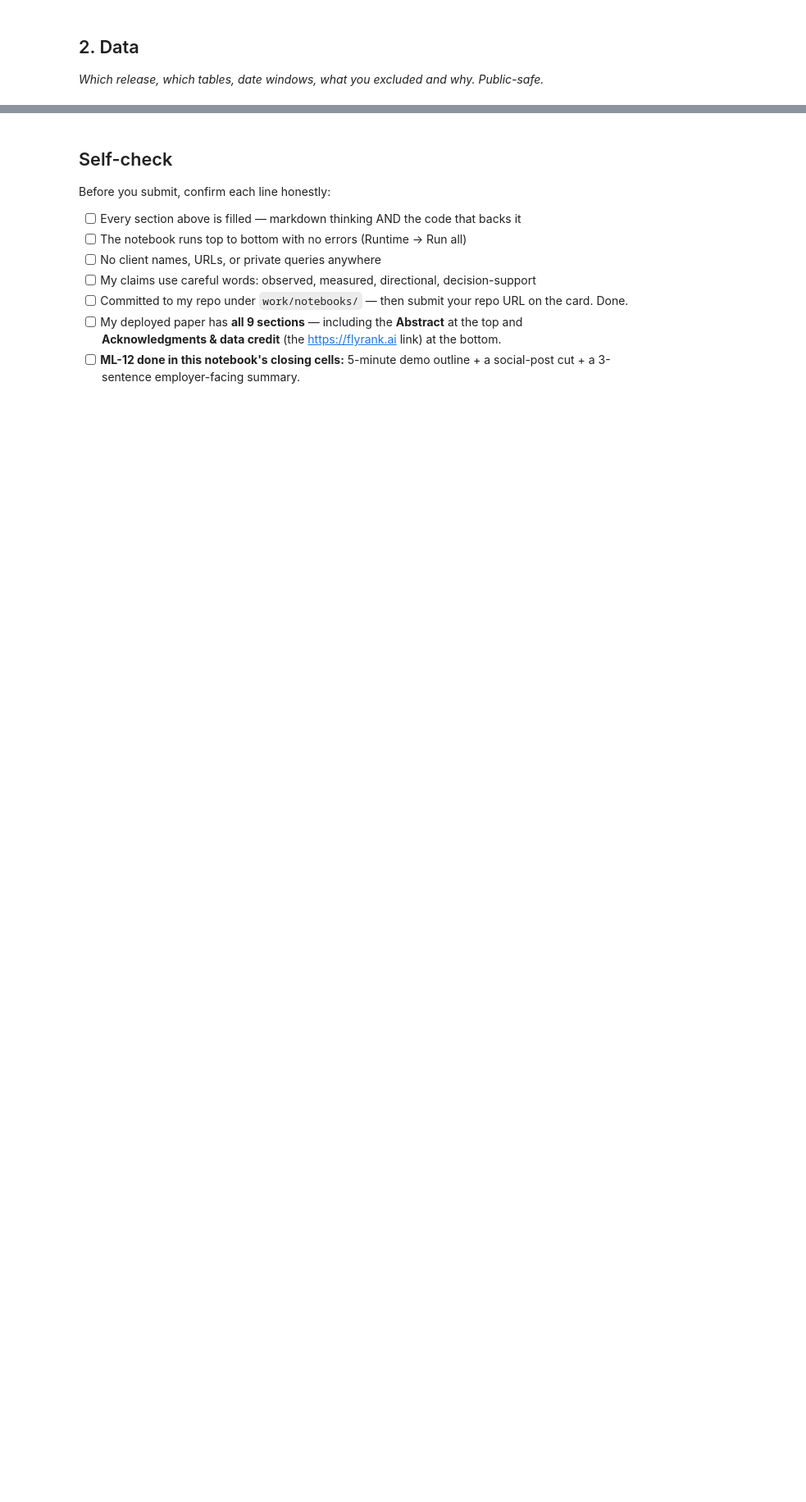
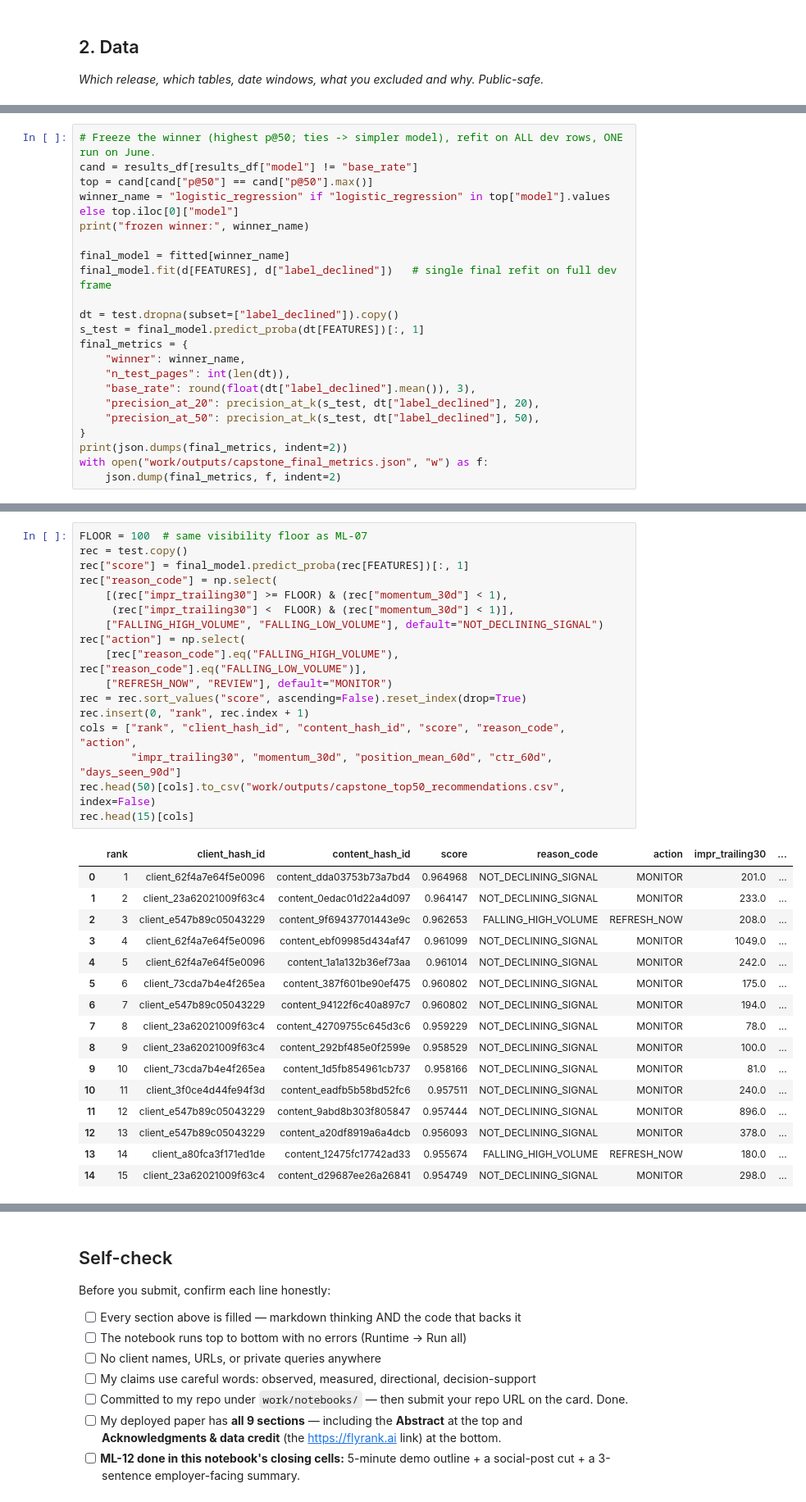
Before and after one commit to ArushRastogi47/10x.ai, a Jupyter notebook: work/notebooks/capstone.ipynb, the cells around one changed output, grey strips where cells are left out. Shown at 82% size. Saved outputs shown, nothing was run; the diff lists cells and outputs as text; blank space fills up the shorter version.

```diff
--- a/work/notebooks/capstone.ipynb
+++ b/work/notebooks/capstone.ipynb
@@ -36,0 +219,22 @@ This skeleton is yours to fill. Work the sections **in order** — each one has
+# %%
+# Freeze the winner (highest p@50; ties -> simpler model), refit on ALL dev rows, ONE run on June.
+cand = results_df[results_df["model"] != "base_rate"]
+top = cand[cand["p@50"] == cand["p@50"].max()]
+winner_name = "logistic_regression" if "logistic_regression" in top["model"].values else top.iloc[0]["model"]
+print("frozen winner:", winner_name)
+
+final_model = fitted[winner_name]
+final_model.fit(d[FEATURES], d["label_declined"])   # single final refit on full dev frame
+
+dt = test.dropna(subset=["label_declined"]).copy()
+s_test = final_model.predict_proba(dt[FEATURES])[:, 1]
+final_metrics = {
+    "winner": winner_name,
+    "n_test_pages": int(len(dt)),
+    "base_rate": round(float(dt["label_declined"].mean()), 3),
+    "precision_at_20": precision_at_k(s_test, dt["label_declined"], 20),
+    "precision_at_50": precision_at_k(s_test, dt["label_declined"], 50),
+}
+print(json.dumps(final_metrics, indent=2))
+with open("work/outputs/capstone_final_metrics.json", "w") as f:
+    json.dump(final_metrics, f, indent=2)
@@ -36,0 +274,34 @@ This skeleton is yours to fill. Work the sections **in order** — each one has
+# %%
+FLOOR = 100  # same visibility floor as ML-07
+rec = test.copy()
+rec["score"] = final_model.predict_proba(rec[FEATURES])[:, 1]
+rec["reason_code"] = np.select(
+    [(rec["impr_trailing30"] >= FLOOR) & (rec["momentum_30d"] < 1),
+     (rec["impr_trailing30"] <  FLOOR) & (rec["momentum_30d"] < 1)],
+    ["FALLING_HIGH_VOLUME", "FALLING_LOW_VOLUME"], default="NOT_DECLINING_SIGNAL")
+rec["action"] = np.select(
+    [rec["reason_code"].eq("FALLING_HIGH_VOLUME"), rec["reason_code"].eq("FALLING_LOW_VOLUME")],
+    ["REFRESH_NOW", "REVIEW"], default="MONITOR")
+rec = rec.sort_values("score", ascending=False).reset_index(drop=True)
+rec.insert(0, "rank", rec.index + 1)
+cols = ["rank", "client_hash_id", "content_hash_id", "score", "reason_code", "action",
+        "impr_trailing30", "momentum_30d", "position_mean_60d", "ctr_60d", "days_seen_90d"]
+rec.head(50)[cols].to_csv("work/outputs/capstone_top50_recommendations.csv", index=False)
+rec.head(15)[cols]
+# %% [output]
+|  | rank | client_hash_id | content_hash_id | score | reason_code | action | impr_trailing30 | ... |
+| 0 | 1 | client_62f4a7e64f5e0096 | content_dda03753b73a7bd4 | 0.964968 | NOT_DECLINING_SIGNAL | MONITOR | 201.0 | ... |
+| 1 | 2 | client_23a62021009f63c4 | content_0edac01d22a4d097 | 0.964147 | NOT_DECLINING_SIGNAL | MONITOR | 233.0 | ... |
+| 2 | 3 | client_e547b89c05043229 | content_9f69437701443e9c | 0.962653 | FALLING_HIGH_VOLUME | REFRESH_NOW | 208.0 | ... |
+| 3 | 4 | client_62f4a7e64f5e0096 | content_ebf09985d434af47 | 0.961099 | NOT_DECLINING_SIGNAL | MONITOR | 1049.0 | ... |
+| 4 | 5 | client_62f4a7e64f5e0096 | content_1a1a132b36ef73aa | 0.961014 | NOT_DECLINING_SIGNAL | MONITOR | 242.0 | ... |
+| 5 | 6 | client_73cda7b4e4f265ea | content_387f601be90ef475 | 0.960802 | NOT_DECLINING_SIGNAL | MONITOR | 175.0 | ... |
+| 6 | 7 | client_e547b89c05043229 | content_94122f6c40a897c7 | 0.960802 | NOT_DECLINING_SIGNAL | MONITOR | 194.0 | ... |
+| 7 | 8 | client_23a62021009f63c4 | content_42709755c645d3c6 | 0.959229 | NOT_DECLINING_SIGNAL | MONITOR | 78.0 | ... |
+| 8 | 9 | client_23a62021009f63c4 | content_292bf485e0f2599e | 0.958529 | NOT_DECLINING_SIGNAL | MONITOR | 100.0 | ... |
+| 9 | 10 | client_73cda7b4e4f265ea | content_1d5fb854961cb737 | 0.958166 | NOT_DECLINING_SIGNAL | MONITOR | 81.0 | ... |
+| 10 | 11 | client_3f0ce4d44fe94f3d | content_eadfb5b58bd52fc6 | 0.957511 | NOT_DECLINING_SIGNAL | MONITOR | 240.0 | ... |
+| 11 | 12 | client_e547b89c05043229 | content_9abd8b303f805847 | 0.957444 | NOT_DECLINING_SIGNAL | MONITOR | 896.0 | ... |
+| 12 | 13 | client_e547b89c05043229 | content_a20df8919a6a4dcb | 0.956093 | NOT_DECLINING_SIGNAL | MONITOR | 378.0 | ... |
+| 13 | 14 | client_a80fca3f171ed1de | content_12475fc17742ad33 | 0.955674 | FALLING_HIGH_VOLUME | REFRESH_NOW | 180.0 | ... |
+| 14 | 15 | client_23a62021009f63c4 | content_d29687ee26a26841 | 0.954749 | NOT_DECLINING_SIGNAL | MONITOR | 298.0 | ... |
```
Also changed, not shown: parts of 24 cells of this notebook.
